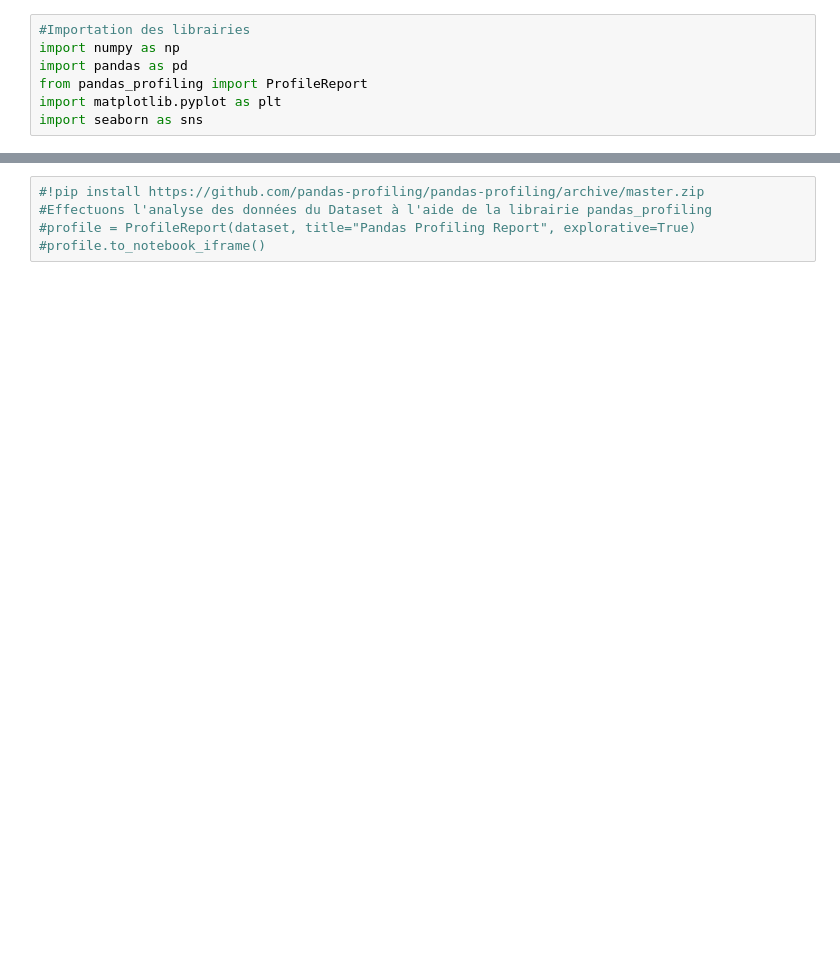
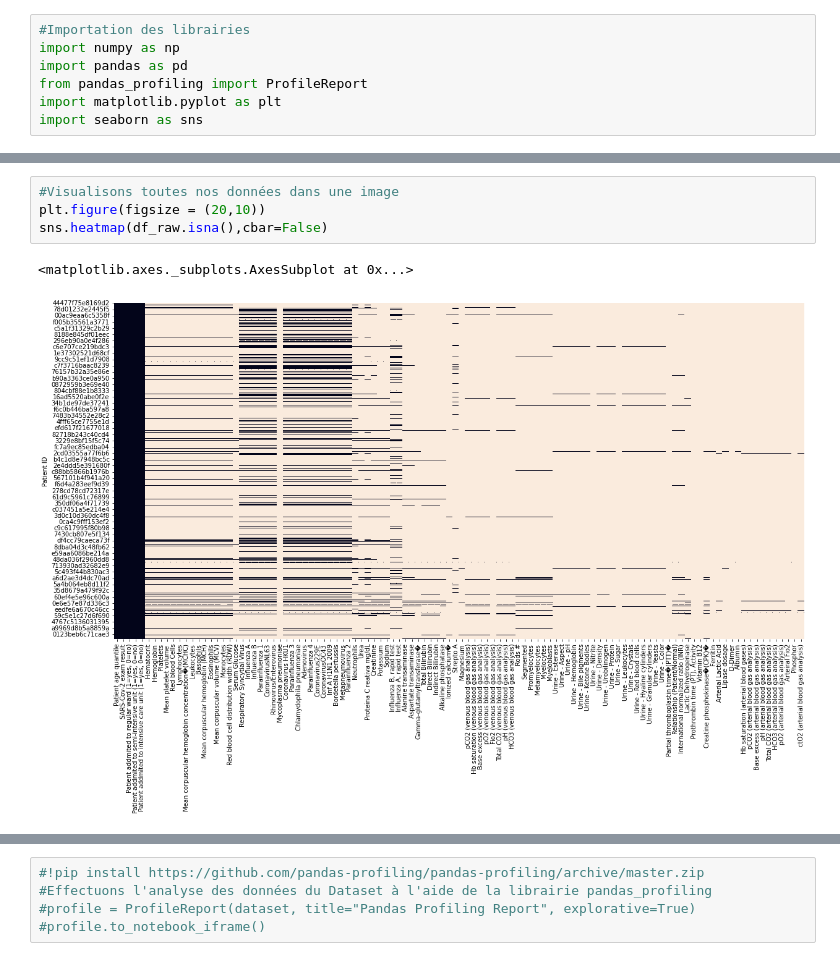
Before and after one commit to m3nkam/ml-covid19, a Jupyter notebook: pfe_2021.ipynb, the cells around one changed output, grey strips where cells are left out. Saved outputs shown, nothing was run; the diff lists cells and outputs as text; blank space fills up the shorter version.

```diff
--- a/pfe_2021.ipynb
+++ b/pfe_2021.ipynb
@@ -26,0 +41,7 @@ df.describe()
+# %%
+#Visualisons toutes nos données dans une image
+plt.figure(figsize = (20,10))
+sns.heatmap(df_raw.isna(),cbar=False)
+# %% [output]
+<matplotlib.axes._subplots.AxesSubplot at 0x...>
+[figure, added]
```
Also changed, not shown: parts of 10 cells of this notebook.
